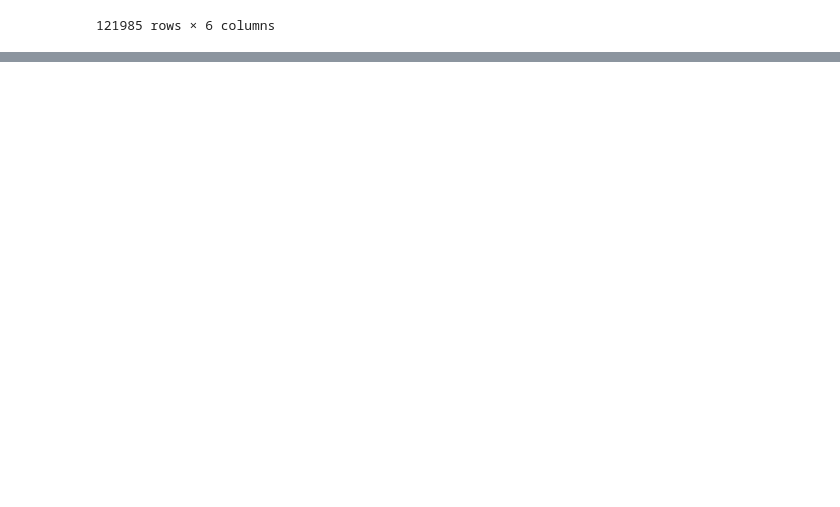
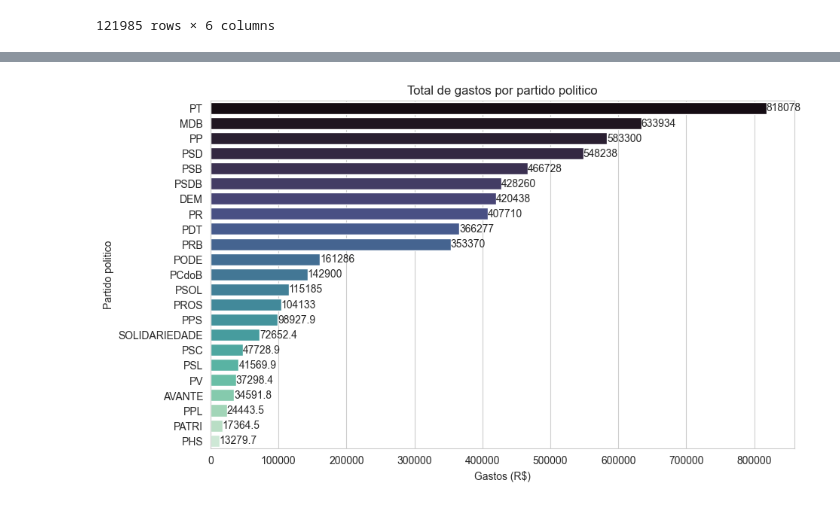
Before and after one commit to leaop/Graduation, a Jupyter notebook: 3 semestre/analise de dados/exploracao_dados.ipynb, the cells around one changed output, grey strips where cells are left out. Cells and saved outputs as stored; diff of their text form; code cells hidden in the pictures; blank space fills up the shorter version.

```diff
--- a/3 semestre/analise de dados/exploracao_dados.ipynb
+++ b/3 semestre/analise de dados/exploracao_dados.ipynb
@@ -317,0 +1044,2 @@ pt
+# %%
+df_final_2 = df_final_2.drop_duplicates(subset=['Parlamentar'])
@@ -317,0 +1062,4 @@ pt
+# %%
+df_final_3 = df_final_2.loc[:, ['Parlamentar', 'sgUF', 'sgPartido', 'CPF', 'Gastos', 'Quant_eventos', 'Quant_propostas', 'temas']]
+# %%
+df_final_3 = pd.DataFrame(df_final_3)
@@ -317,0 +1181,2 @@ pt
+# %%
+df_gastos_partidos = df_final_3.groupby('sgPartido')['Gastos'].sum()
@@ -317,0 +1192,20 @@ pt
+# %%
+# Ordenando o DataFrame pelo valor dos gastos
+df_gastos_partidos = df_gastos_partidos.sort_values(ascending=False)
+
+# Criando o gráfico de barras
+plt.figure(figsize=(10, 6))
+grafico = sns.barplot(y=df_gastos_partidos.index, x=df_gastos_partidos.values, palette='mako')
+
+# Configurando os eixos
+plt.title('Total de gastos por partido politico')
+plt.xlabel('Gastos (R$)')
+plt.ylabel('Partido politico')
+
+# Adicionando os valores no topo de cada barra
+for i in grafico.containers:
+    grafico.bar_label(i, label_type='edge', fontsize=10)
+
+plt.show()
+# %% [output]
+[figure, added]
```
Also changed, not shown: parts of 119 cells of this notebook.
